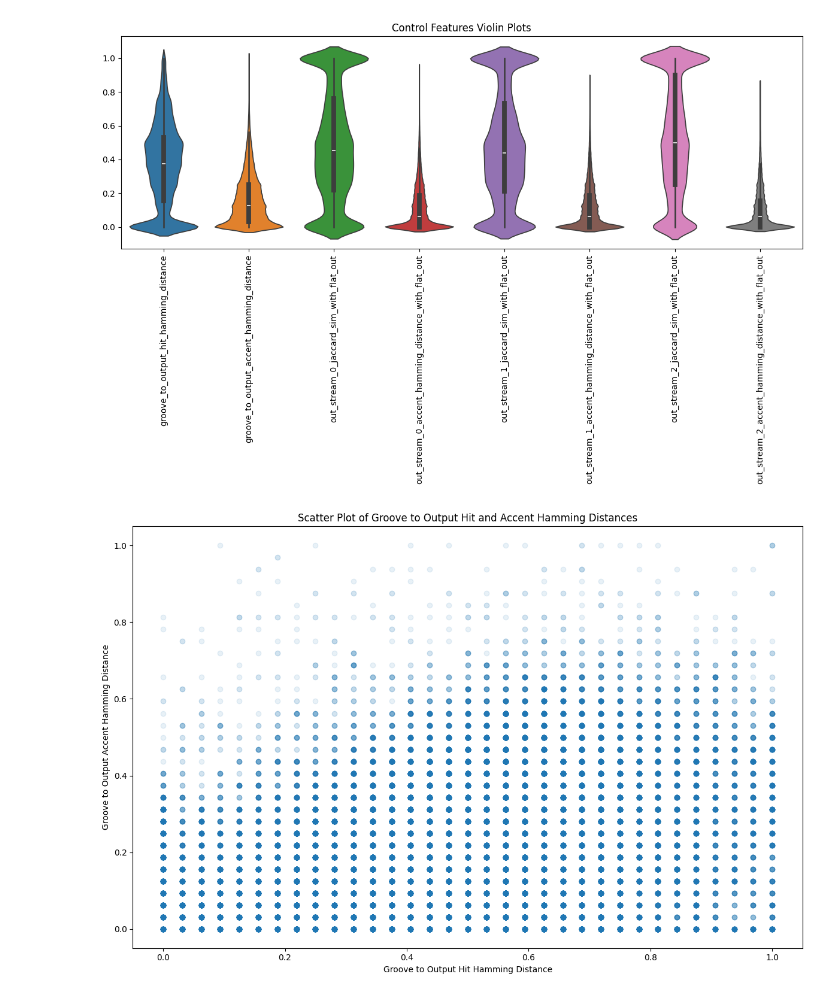
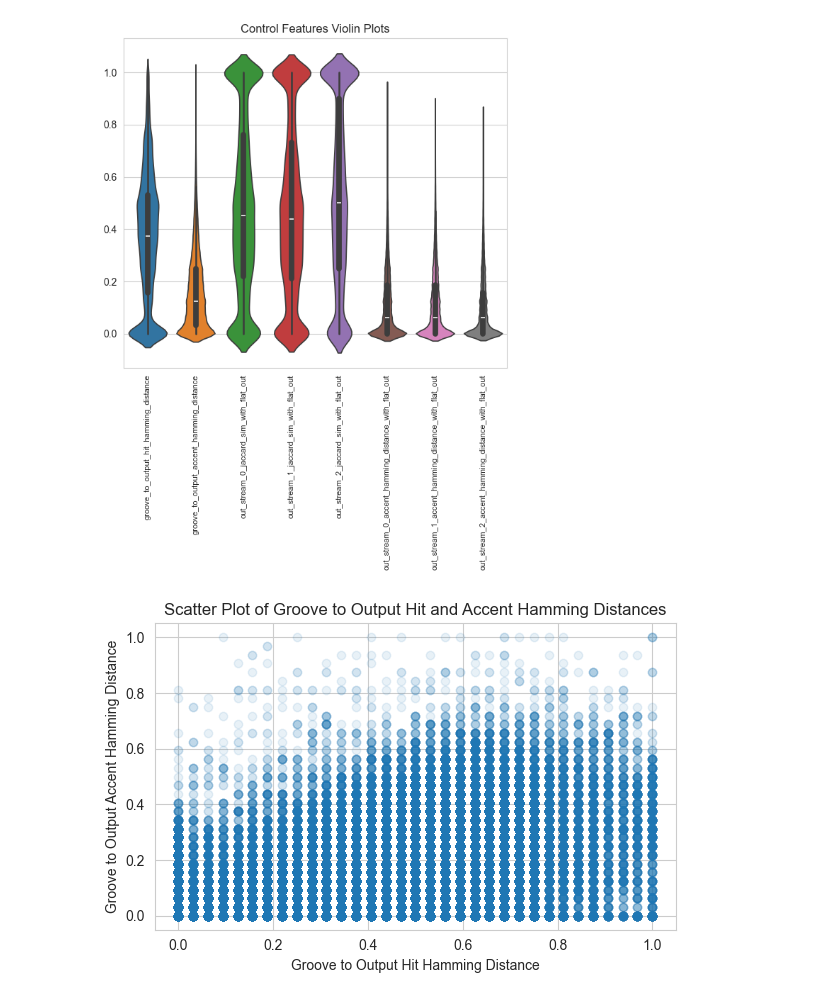
Before and after one commit to justinbosma/TripleStreams, a Jupyter notebook: Dataloader.ipynb, the cells around one changed output. Saved outputs shown, nothing was run; the diff lists cells and outputs as text; code cells hidden in the pictures.

```diff
--- a/Dataloader.ipynb
+++ b/Dataloader.ipynb
@@ -271,9 +271,11 @@ def hamming_distance(a, b):
         raise ValueError("Sequences must be of equal length")
     return sum(x != y for x, y in zip(a, b))/ len(a)
 
-def get_control_features(hvo_sample, groove_dim):
+from hvo_sequence.utils import fuzzy_Hamming_distance
+
+def extract_features_from_sets(hvo_sample, groove_dim):
     """
-    Extract control features from the HVO sample.
+    Extract control features from a set of HVO samples.
     :param hvo_sample: HVOSequence
         The HVO sample to extract control features from.
     :param groove_dim: int
@@ -285,7 +287,6 @@ def get_control_features(hvo_sample, groove_dim):
 
     input_hits = input_hvo[:, 0]
     flat_out_hits = flat_out_hvo[:, 0]
-
     analysis_dict = {
         "groove_to_output_hit_hamming_distance": float(hamming_distance(input_hits, flat_out_hits)),
     }
@@ -326,24 +327,19 @@ get_control_features(hvo_samples[0], groove_dim=0)
 control_features = {
     "sample_id": [],
     "collection": [],
-    "groove_to_output_hit_hamming_distance": [],
-    "groove_to_output_accent_hamming_distance": [],
-    "out_stream_0_jaccard_sim_with_flat_out": [],
-    "out_stream_0_accent_hamming_distance_with_flat_out": [],
-    "out_stream_1_jaccard_sim_with_flat_out": [],
-    "out_stream_1_accent_hamming_distance_with_flat_out": [],
-    "out_stream_2_jaccard_sim_with_flat_out": [],
-    "out_stream_2_accent_hamming_distance_with_flat_out": [],
 }
 
 for hvo_sample in tqdm.tqdm(split_n_bar_phrases):
     control_features["sample_id"].append(hvo_sample.metadata['sample_id'])
     control_features["collection"].append(hvo_sample.metadata['collection'])
 
-    features = get_control_features(hvo_sample, groove_dim=0)
+    features = extract_features_from_sets(hvo_sample, groove_dim=0)
     for key, value in features.items():
+        if key not in control_features:
+            control_features[key] = []
         control_features[key].append(value)
 
 # Convert to DataFrame
 import pandas as pd
 control_features_df = pd.DataFrame(control_features)
+control_features_df
@@ -350,37 +360,39 @@ control_features_df = pd.DataFrame(control_features)
 # %%
 # plot violin plots of the control features
 import seaborn as sns
 import matplotlib.pyplot as plt
 def plot_control_features_violin(control_features_df):
     """
     Plot violin plots of the control features.
     :param control_features_df: pd.DataFrame
         DataFrame containing the control features.
     """
-    plt.figure(figsize=(12, 8))
+    plt.figure(figsize=(6, 8))
     sns.violinplot(data=control_features_df.drop(columns=["sample_id", "collection"]))
-    plt.xticks(rotation=90)
+    # 90 deg rotate with wrapp
+    plt.xticks(rotation=90, fontsize=8)
     plt.title("Control Features Violin Plots")
     plt.tight_layout()
 
 
     plt.show()
 
 # plot the  scatter of groove to output hit hamming distance and groove to output accent hamming distance
 def plot_scatter_input_output_distribution(control_features_df):
-    plt.figure(figsize=(12, 8))
+    plt.figure(figsize=(6, 4))
     x = control_features_df["groove_to_output_hit_hamming_distance"]
     y = control_features_df["groove_to_output_accent_hamming_distance"]
     plt.scatter(x, y, alpha=0.1)
     plt.xlabel("Groove to Output Hit Hamming Distance")
     plt.ylabel("Groove to Output Accent Hamming Distance")
     plt.title("Scatter Plot of Groove to Output Hit and Accent Hamming Distances")
     plt.tight_layout()
     plt.show()
 
 plot_control_features_violin(control_features_df)
-
-plot_scatter_input_output_distribution(control_features_df)
 # %% [output]
-[figure, old version]
+[figure, new version]
-[figure, removed]
+# %%
+plot_scatter_input_output_distribution(control_features_df)
+# %% [output]
+[figure, added]
```
Also changed, not shown: parts of 4 cells of this notebook.
